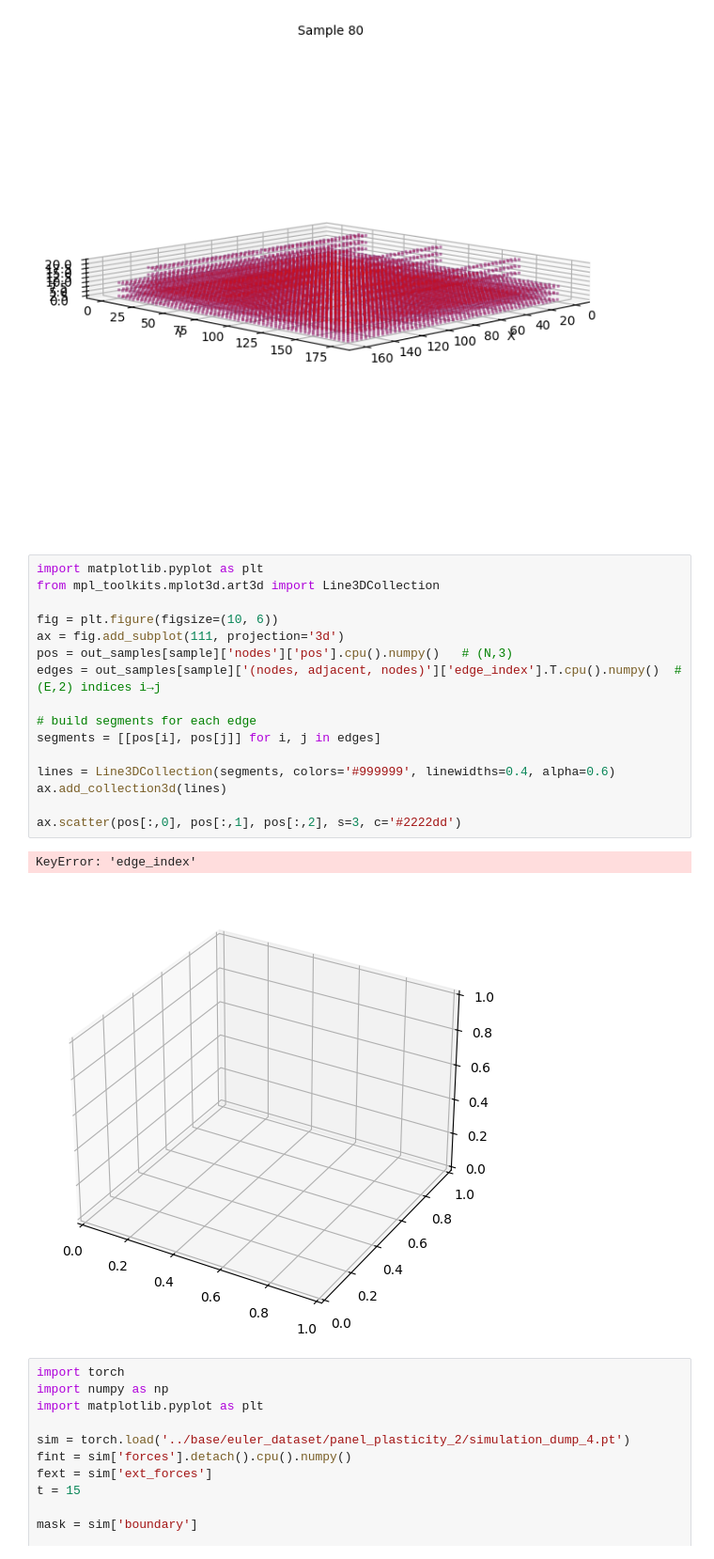
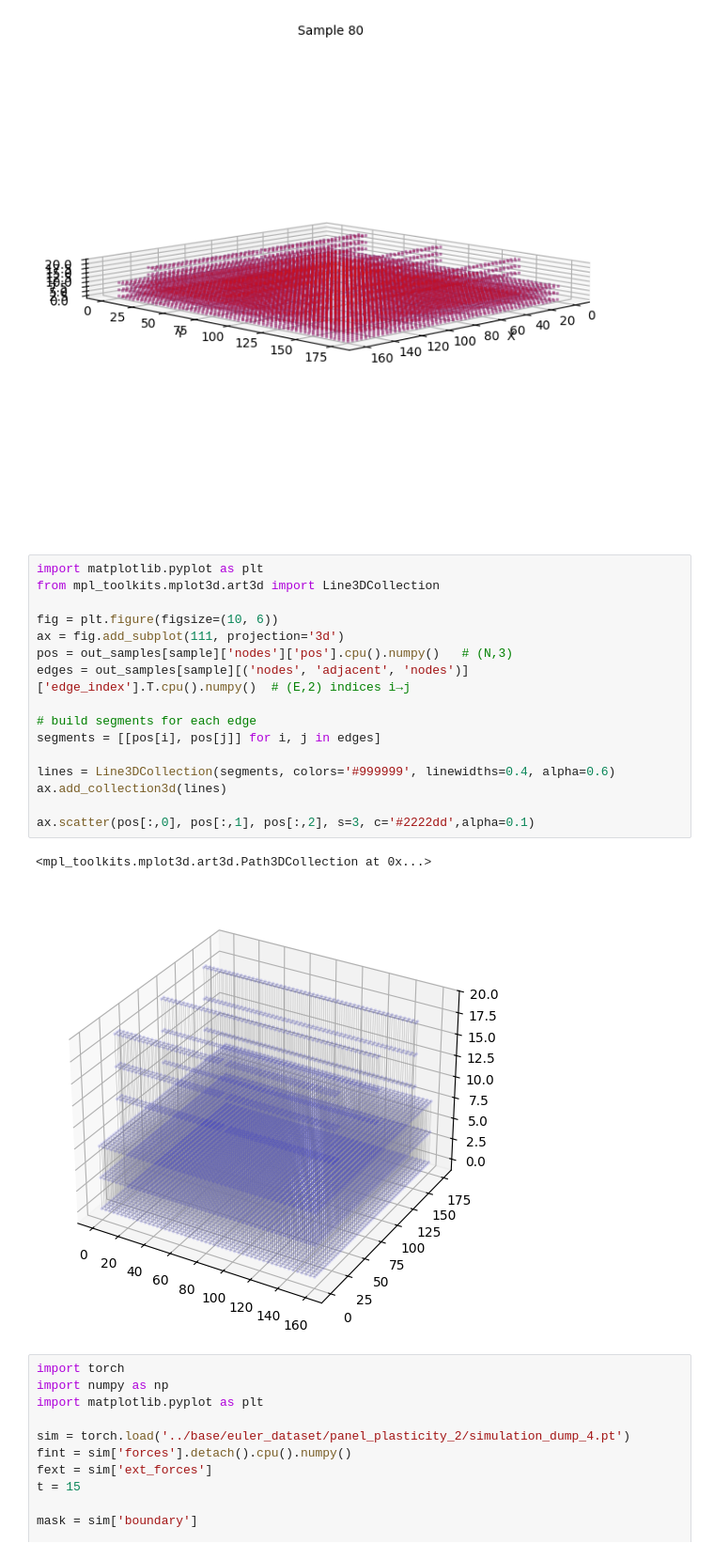
Before and after one commit to bartutuncay/mpnn_fem, a Jupyter notebook: hgt_train_1114.ipynb, the cells around one changed output. Shown at 94% size. Drawn from its saved outputs; the diff is of its cells as text.

```diff
--- a/hgt_train_1114.ipynb
+++ b/hgt_train_1114.ipynb
@@ -809,22 +809,22 @@ plt.tight_layout()
 # %%
 import matplotlib.pyplot as plt
 from mpl_toolkits.mplot3d.art3d import Line3DCollection
 
 fig = plt.figure(figsize=(10, 6))
 ax = fig.add_subplot(111, projection='3d')
 pos = out_samples[sample]['nodes']['pos'].cpu().numpy()   # (N,3)
-edges = out_samples[sample]['(nodes, adjacent, nodes)']['edge_index'].T.cpu().numpy()  # (E,2) indices i→j
+edges = out_samples[sample][('nodes', 'adjacent', 'nodes')]['edge_index'].T.cpu().numpy()  # (E,2) indices i→j
 
 # build segments for each edge
 segments = [[pos[i], pos[j]] for i, j in edges]
 
 lines = Line3DCollection(segments, colors='#999999', linewidths=0.4, alpha=0.6)
 ax.add_collection3d(lines)
 
-ax.scatter(pos[:,0], pos[:,1], pos[:,2], s=3, c='#2222dd')
+ax.scatter(pos[:,0], pos[:,1], pos[:,2], s=3, c='#2222dd',alpha=0.1)
 # %% [output]
-KeyError: 'edge_index'
+<mpl_toolkits.mplot3d.art3d.Path3DCollection at 0x...>
-[figure, old version]
+[figure, new version]
 # %%
 import torch
 import numpy as np
```
